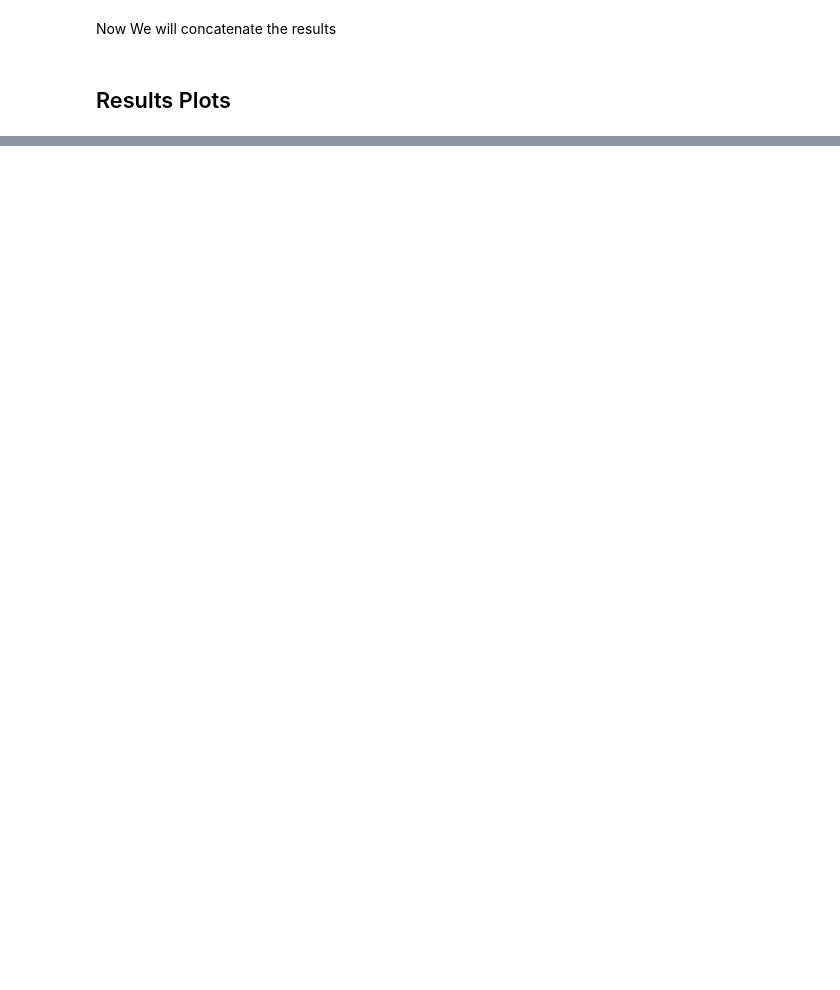
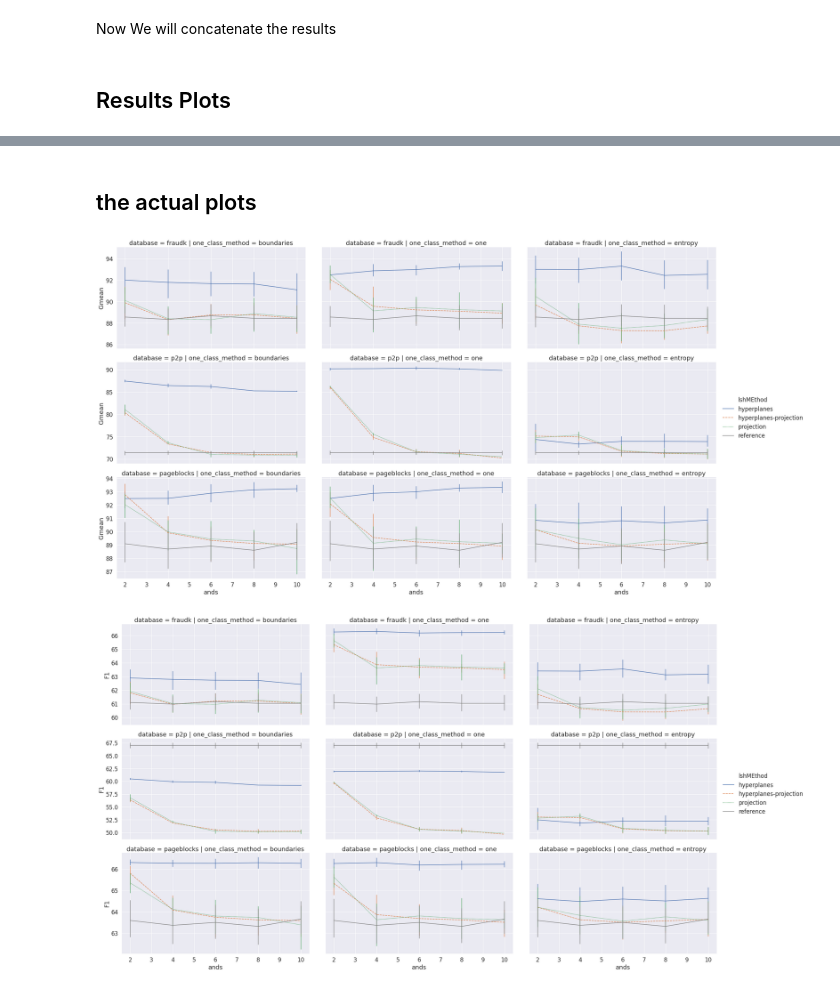
Before and after one commit to germaneduardo/results-analysis, a Jupyter notebook: results.ipynb, the cells around one changed output, grey strips where cells are left out. Drawn from its saved outputs; the diff is of its cells as text; code cells hidden in the pictures; blank space fills up the shorter version.

Commit message:
include some new plots

```diff
--- a/results.ipynb
+++ b/results.ipynb
@@ -95,0 +109,3 @@ drop3_entropy['Reduction of DataSet(%)'] = (1 - drop3_entropy['reduction'])*100.
+# %%
+factorsModel = ['trees', 'depth']
+cols_to_dedup = ['lshMEthod', 'ands', 'imbalance', 'isMethod', 'database', 'k', 'type', 'instanceSelection'] + factorsModel
@@ -96,11 +138,11 @@ drop3_entropy['Reduction of DataSet(%)'] = (1 - drop3_entropy['reduction'])*100.
 # %%
-factorsIS = ['lshMEthod', 'ands', 'imbalance', 'isMethod', 'database', 'one_class_method']
-measures = ['tp', 'tn', 'fp', 'fn', 'sensibility','specificity', 'precision', 'accuracy', 'F1', 'Gmean', 'wtdAcc','AreaROC', 'timeIS', 'model_complexity']
-factorsModel = ['trees', 'depth']
+measuresNoIS = ['tp', 'tn', 'fp', 'fn', 'sensibility','specificity', 'precision',
+                'accuracy', 'F1', 'Gmean', 'wtdAcc','AreaROC', 'balancedAcc', 'mcc']
 
-factorsNoIS = ['database']
-measuresNoIS = ['tp', 'tn', 'fp', 'fn', 'sensibility','specificity', 'precision', 'accuracy', 'F1', 'Gmean', 'wtdAcc','AreaROC']
 
-best_no_is = (no_is_results.groupby(factorsNoIS)
-                .apply(lambda g : ut.get_best_for(g, measuresNoIS, factorsModel = factorsModel))
+factorsNoIS = ['database', 'ands']
+cols_to_dedup_noIs = ['ands', 'database', 'k', 'type'] +factorsModel
+no_is_results_dp =  no_is_results.drop_duplicates(cols_to_dedup_noIs)
+best_no_is = (no_is_results_dp.groupby(factorsNoIS)
+                .apply(lambda g : ut.get_best_for(g, measuresNoIS, factorsModel = factorsModel, debug = False))
                 .reset_index())
@@ -114,0 +152,9 @@ best_no_is
+# %%
+ands = (5*list(no_is_results.ands.unique()))
+dfs = []
+for db in no_is_results.database.unique():
+    for ty in no_is_results.type.unique():
+        df_partial = best_no_is[(best_no_is.database==db) & (best_no_is.type==ty)].copy()
+        df_partial['ands'] = ands
+        dfs.append(df_partial)
+best_no_is = pd.concat(dfs, ignore_index=True)
@@ -114,0 +207,7 @@ best_no_is
+# %%
+factorsIS = ['lshMEthod', 'ands', 'imbalance', 'isMethod', 'database', 'one_class_method']
+
+measures = ['tp', 'tn', 'fp', 'fn', 'sensibility','specificity', 'precision', 'accuracy', 'F1',
+'Gmean','wtdAcc', 'balancedAcc', 'mcc','AreaROC', 'timeIS', 'timeLSH', 'model_complexity', 'Total Time', 'Reduction of DataSet(%)']
+# %% [markdown]
+## the actual plots
@@ -114,0 +255,11 @@ best_no_is
+# %%
+aspect = 1.5
+sns.set(font_scale=1.5, style='darkgrid')
+results_dedup = drop3_entropy.drop_duplicates(cols_to_dedup +[ 'one_class_method'])
+cond= results_dedup.imbalance == True
+
+plot_9_results(results_dedup, cond, best_no_is, measure= 'Gmean', measure_for_best='Gmean')
+plot_9_results(results_dedup, cond, best_no_is, measure= 'F1', measure_for_best='F1')
+# %% [output]
+[figure, added]
+[figure, added]
```
Also changed, not shown: parts of 30 cells of this notebook, 21 other files.
